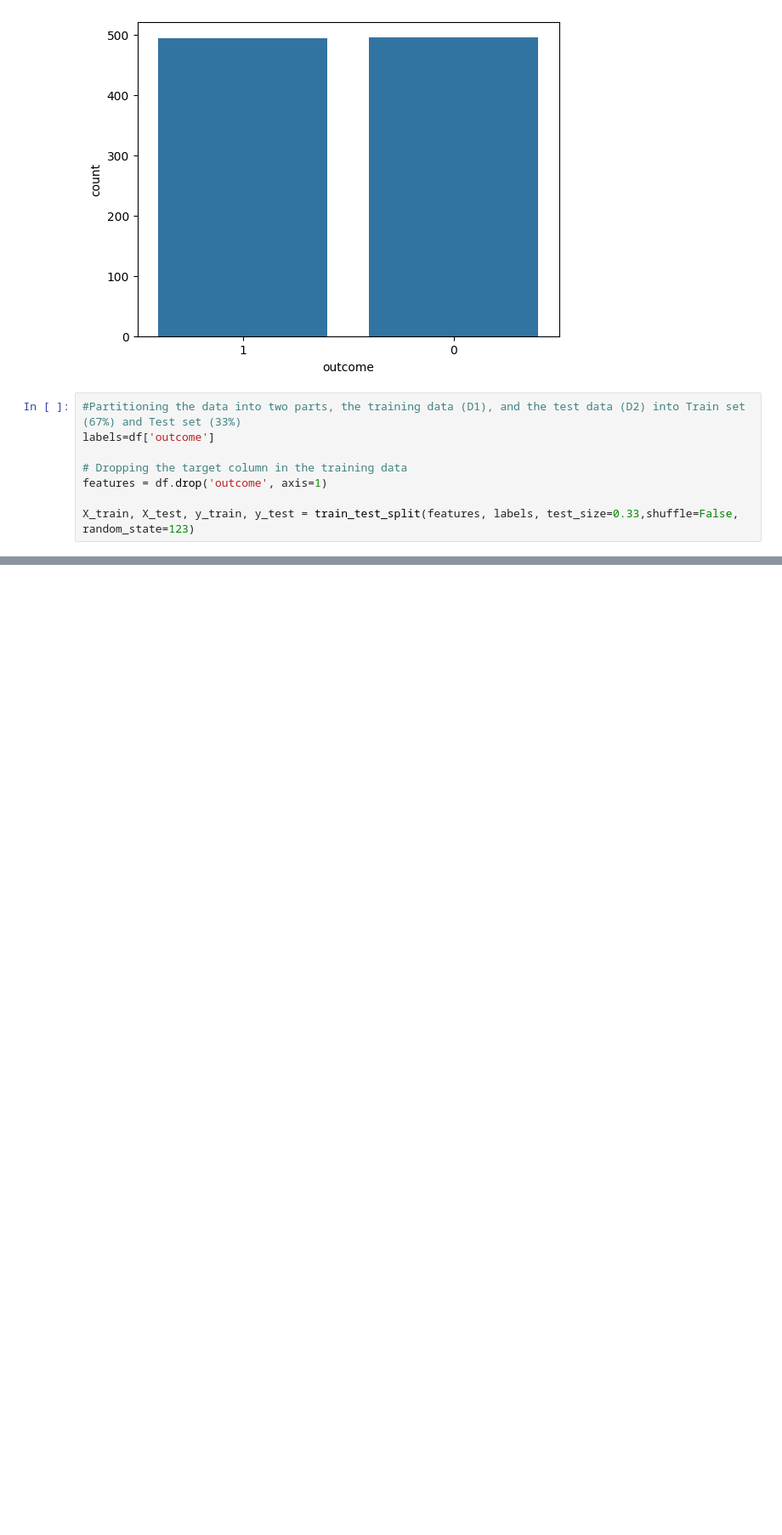
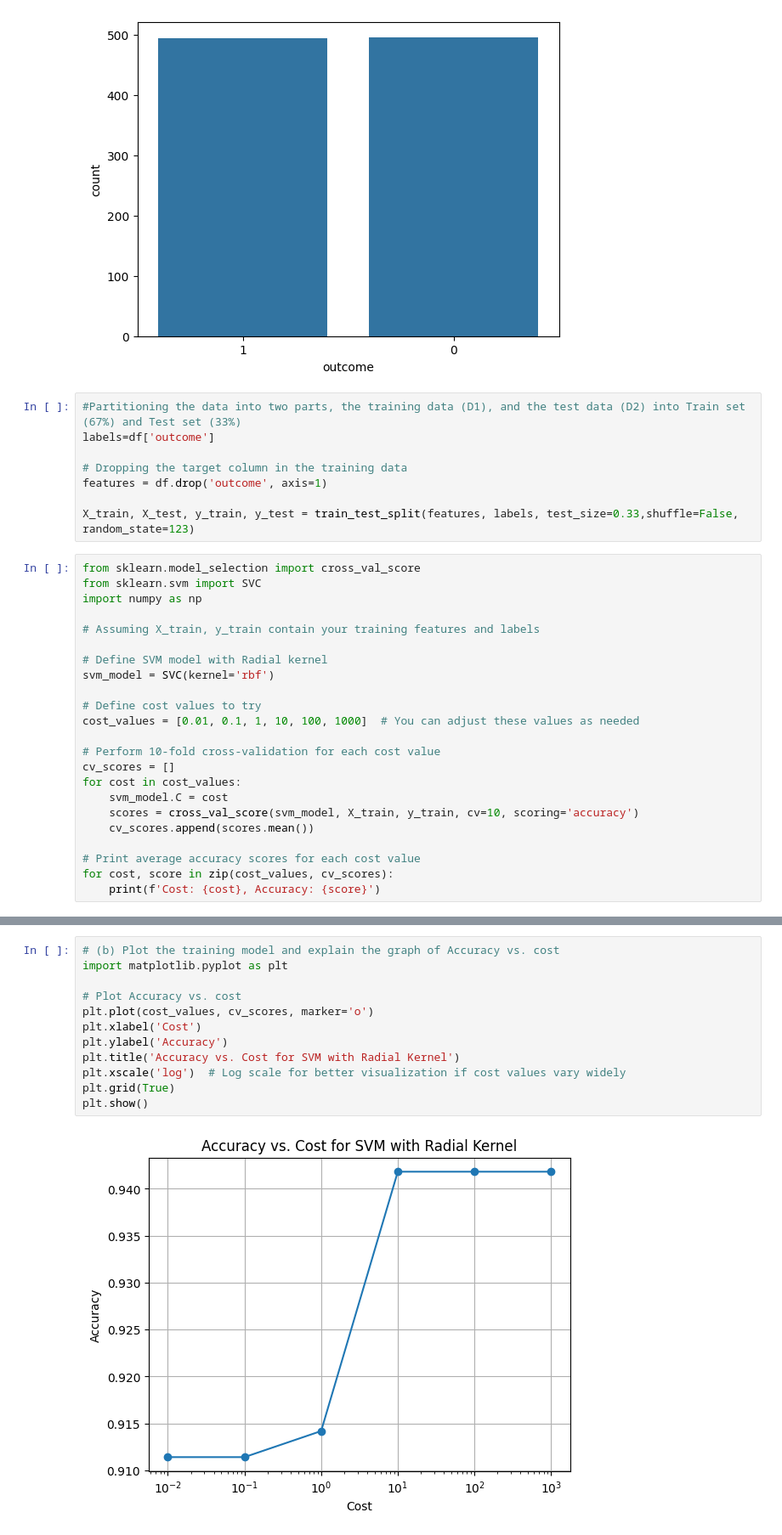
Before and after one commit to caseynv/SVM-project, a Jupyter notebook: SVM_Project.ipynb, the cells around one changed output, grey strips where cells are left out. Shown at 85% size. Saved outputs shown, nothing was run; the diff lists cells and outputs as text; blank space fills up the shorter version.

```diff
--- a/SVM_Project.ipynb
+++ b/SVM_Project.ipynb
@@ -276,3 +277,26 @@ labels=df['outcome']
 features = df.drop('outcome', axis=1)
 
 X_train, X_test, y_train, y_test = train_test_split(features, labels, test_size=0.33,shuffle=False, random_state=123)
+# %%
+from sklearn.model_selection import cross_val_score
+from sklearn.svm import SVC
+import numpy as np
+
+# Assuming X_train, y_train contain your training features and labels
+
+# Define SVM model with Radial kernel
+svm_model = SVC(kernel='rbf')
+
+# Define cost values to try
+cost_values = [0.01, 0.1, 1, 10, 100, 1000]  # You can adjust these values as needed
+
+# Perform 10-fold cross-validation for each cost value
+cv_scores = []
+for cost in cost_values:
+    svm_model.C = cost
+    scores = cross_val_score(svm_model, X_train, y_train, cv=10, scoring='accuracy')
+    cv_scores.append(scores.mean())
+
+# Print average accuracy scores for each cost value
+for cost, score in zip(cost_values, cv_scores):
+    print(f'Cost: {cost}, Accuracy: {score}')
@@ -278,0 +310,14 @@ X_train, X_test, y_train, y_test = train_test_split(features, labels, test_size=
+# %%
+# (b) Plot the training model and explain the graph of Accuracy vs. cost
+import matplotlib.pyplot as plt
+
+# Plot Accuracy vs. cost
+plt.plot(cost_values, cv_scores, marker='o')
+plt.xlabel('Cost')
+plt.ylabel('Accuracy')
+plt.title('Accuracy vs. Cost for SVM with Radial Kernel')
+plt.xscale('log')  # Log scale for better visualization if cost values vary widely
+plt.grid(True)
+plt.show()
+# %% [output]
+[figure, added]
```
Also changed, not shown: parts of 12 cells of this notebook.
